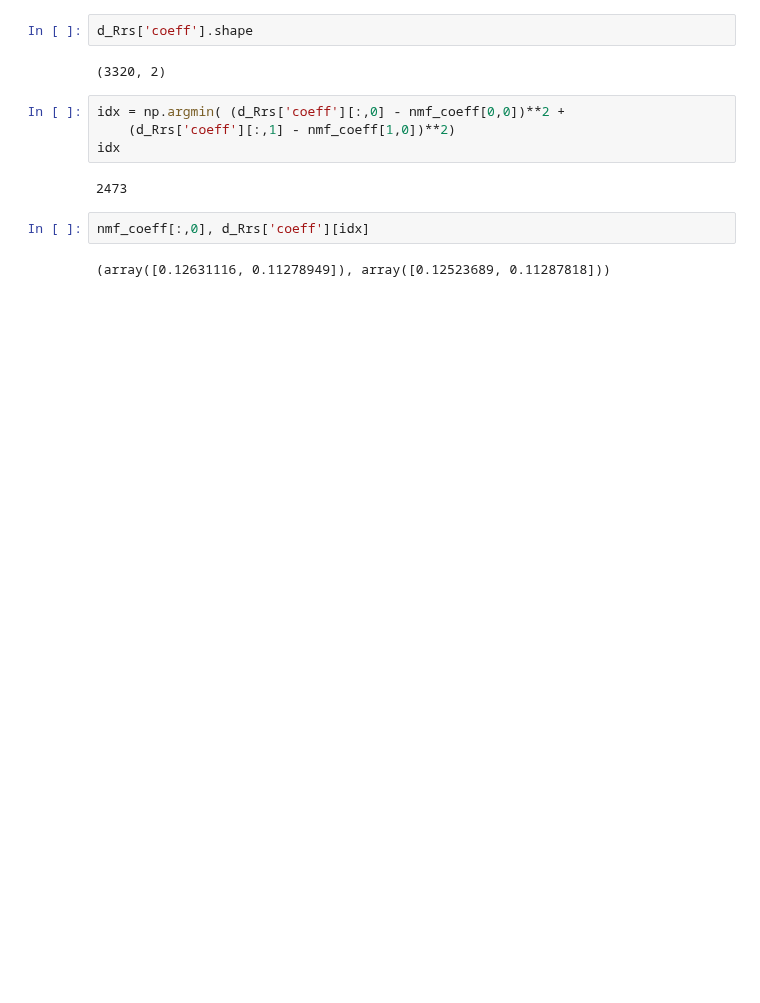
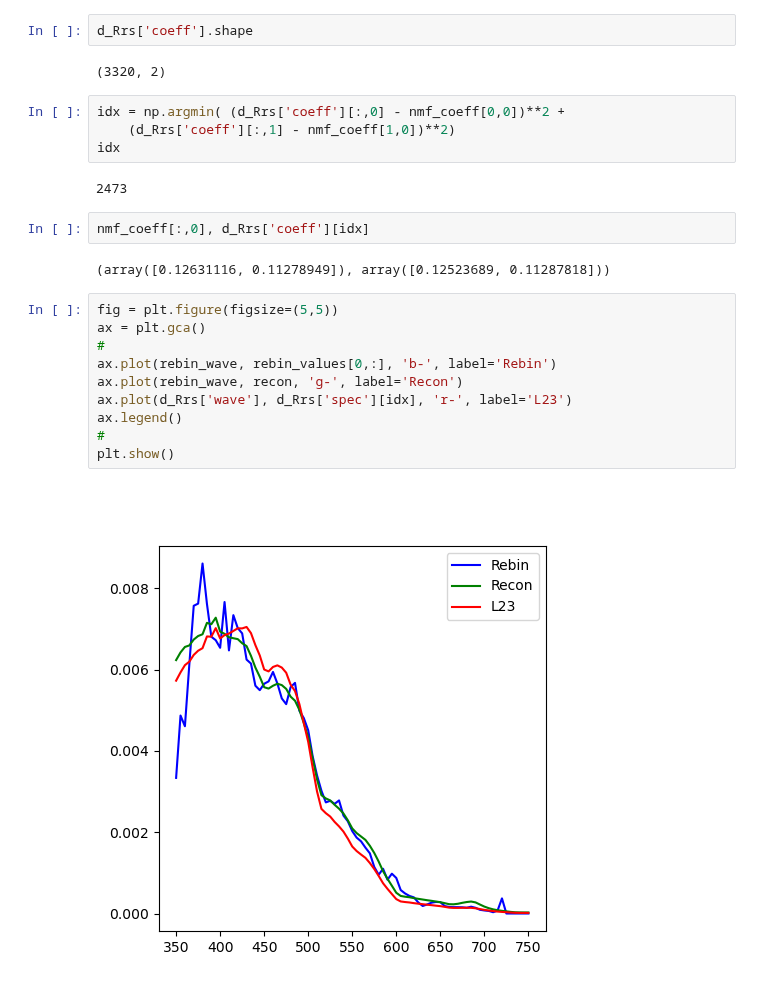
Before and after one commit to AI-for-Ocean-Science/ihop, a Jupyter notebook: papers/I/Analysis/PACE_guess.ipynb, the cells around one changed output. Saved outputs shown, nothing was run; the diff lists cells and outputs as text; blank space fills up the shorter version.

```diff
--- a/papers/I/Analysis/PACE_guess.ipynb
+++ b/papers/I/Analysis/PACE_guess.ipynb
@@ -203,3 +203,15 @@ idx
 nmf_coeff[:,0], d_Rrs['coeff'][idx]
 # %% [output]
 (array([0.12631116, 0.11278949]), array([0.12523689, 0.11287818]))
+# %%
+fig = plt.figure(figsize=(5,5))
+ax = plt.gca()
+#
+ax.plot(rebin_wave, rebin_values[0,:], 'b-', label='Rebin')
+ax.plot(rebin_wave, recon, 'g-', label='Recon')
+ax.plot(d_Rrs['wave'], d_Rrs['spec'][idx], 'r-', label='L23')
+ax.legend()
+#
+plt.show()
+# %% [output]
+[figure, added]
```
Also changed, not shown: 1 other file.
